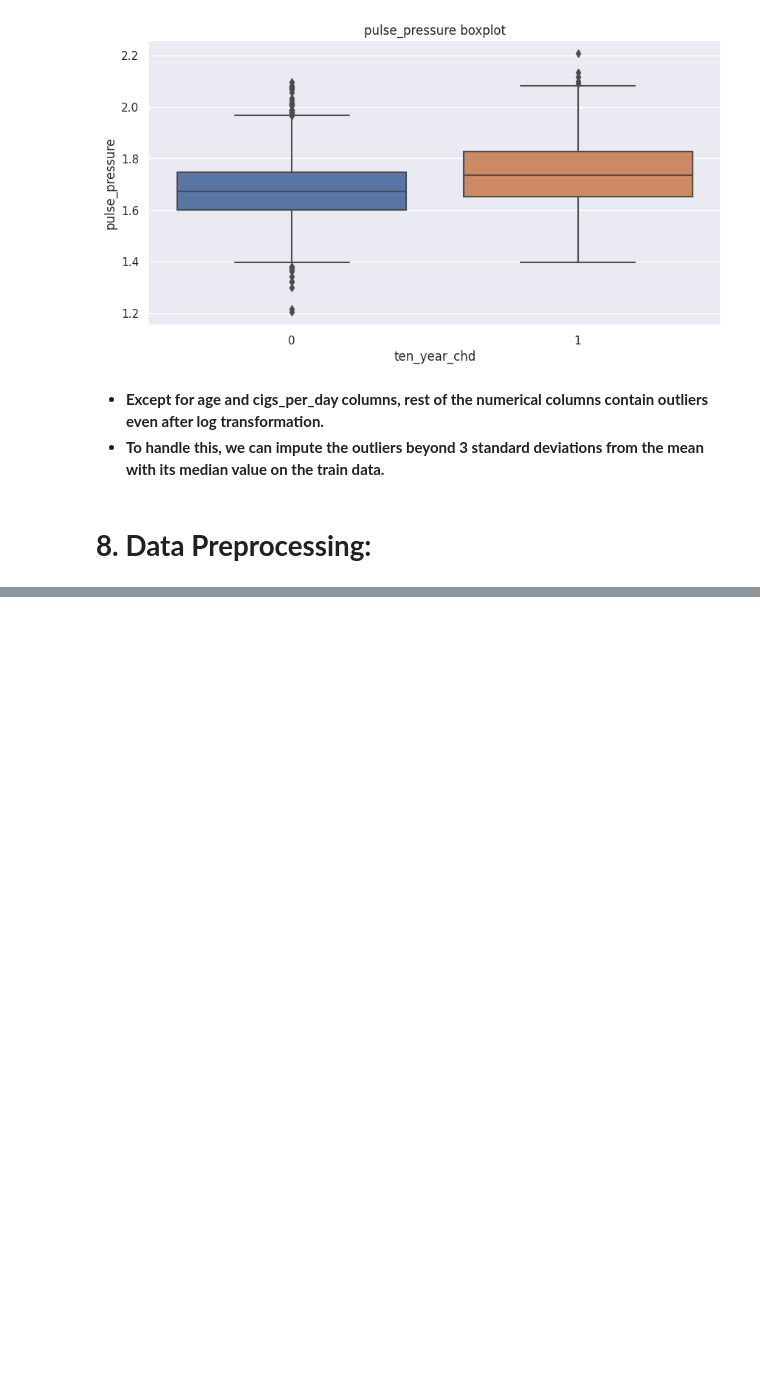
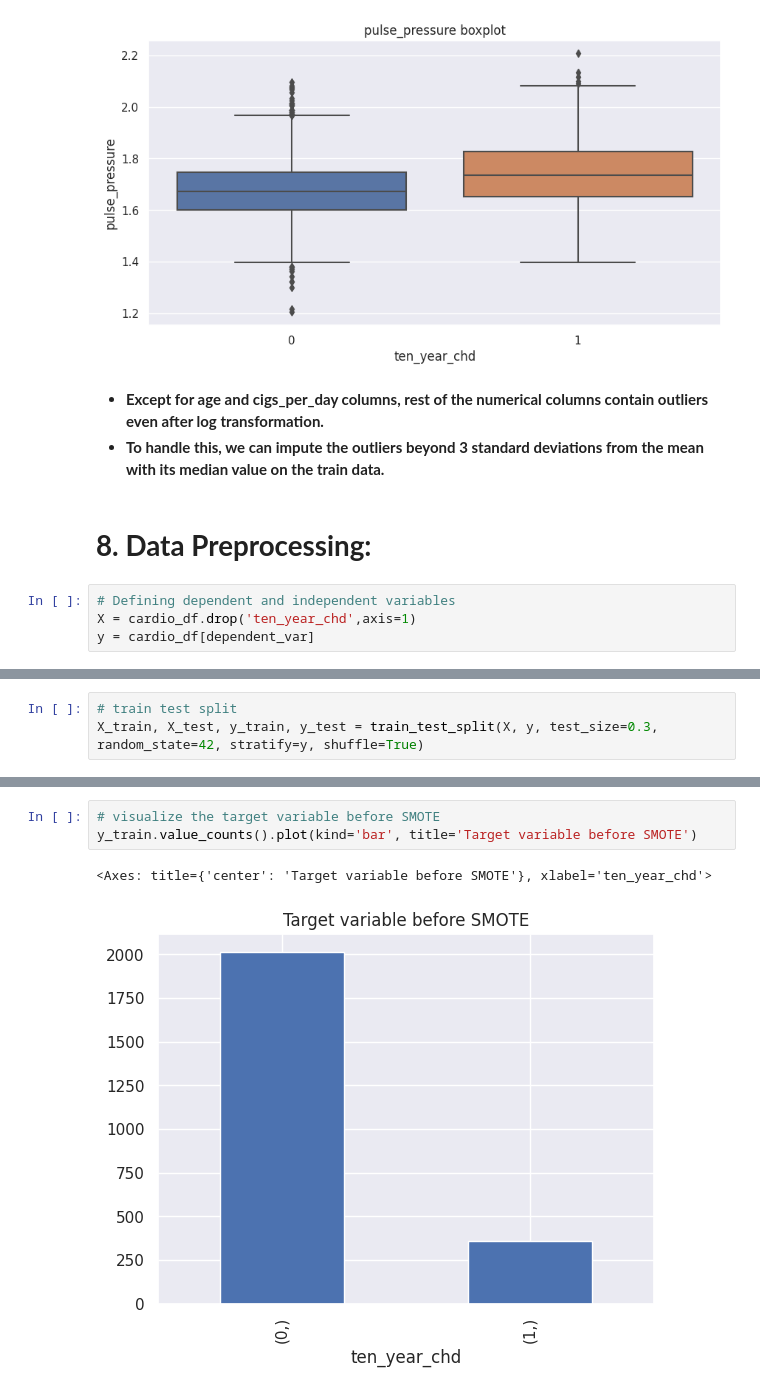
Before and after one commit to hamant-jagwan/Cardiovascular_Risk_Prediction--ML--Classification, a Jupyter notebook: Cardiovascular_Risk_Prediction.ipynb, the cells around one changed output, grey strips where cells are left out. Drawn from its saved outputs; the diff is of its cells as text; blank space fills up the shorter version.

```diff
--- a/Cardiovascular_Risk_Prediction.ipynb
+++ b/Cardiovascular_Risk_Prediction.ipynb
@@ -946,3 +946,7 @@ for col in continuous_var:
 * **To handle this, we can impute the outliers beyond 3 standard deviations from the mean with its median value on the train data.**
 # %% [markdown]
 # **8. Data Preprocessing:**
+# %%
+# Defining dependent and independent variables
+X = cardio_df.drop('ten_year_chd',axis=1)
+y = cardio_df[dependent_var]
@@ -948,0 +983,3 @@ for col in continuous_var:
+# %%
+# train test split
+X_train, X_test, y_train, y_test = train_test_split(X, y, test_size=0.3, random_state=42, stratify=y, shuffle=True)
@@ -948,0 +1041,6 @@ for col in continuous_var:
+# %%
+# visualize the target variable before SMOTE
+y_train.value_counts().plot(kind='bar', title='Target variable before SMOTE')
+# %% [output]
+<Axes: title={'center': 'Target variable before SMOTE'}, xlabel='ten_year_chd'>
+[figure, added]
```
Also changed, not shown: parts of 25 cells of this notebook.
